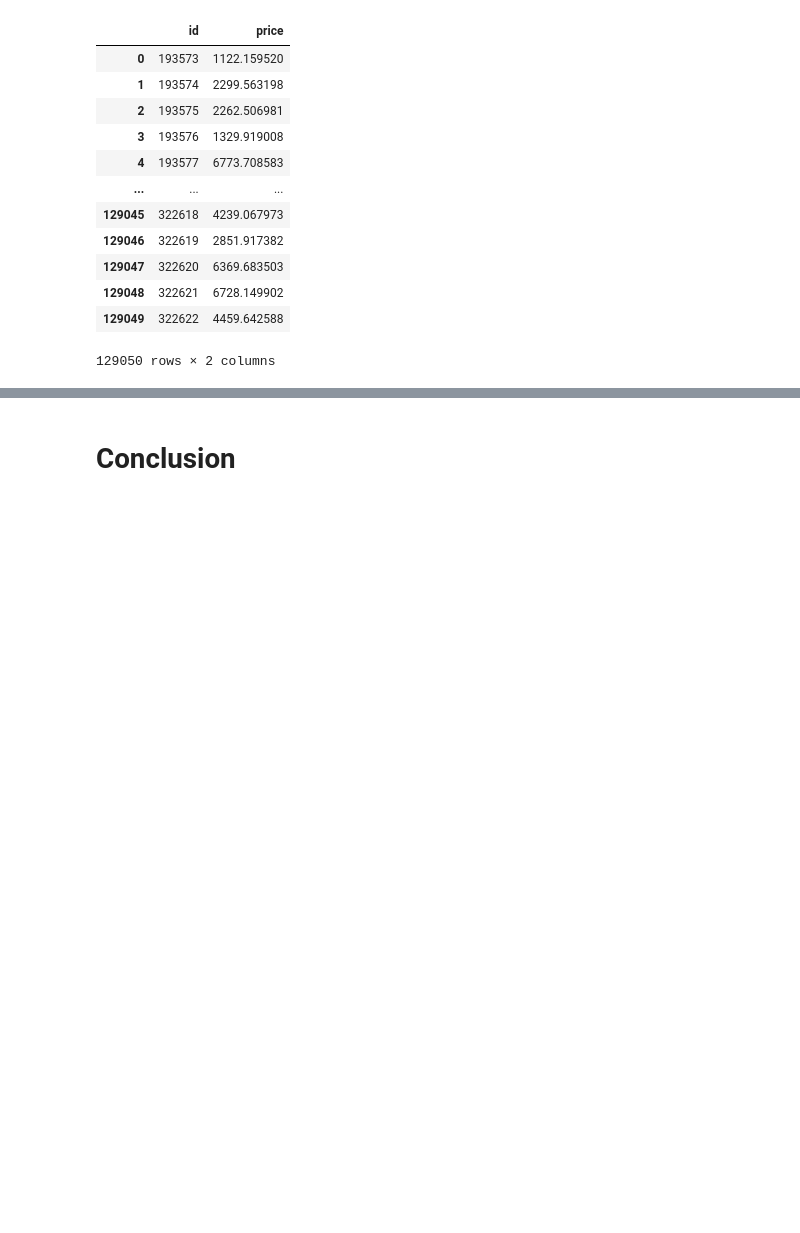
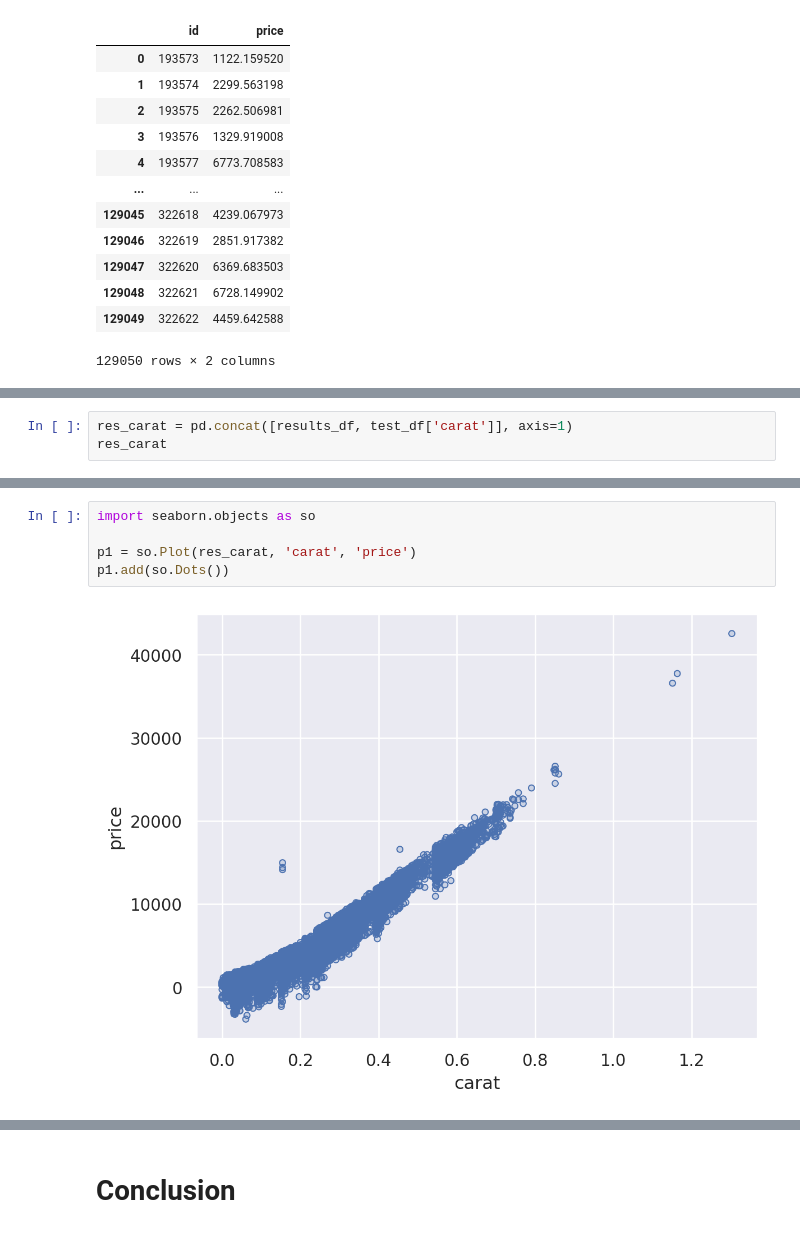
Before and after one commit to hkwan11/gemstone-price-prediction, a Jupyter notebook: regression.ipynb, the cells around one changed output, grey strips where cells are left out. Saved outputs shown, nothing was run; the diff lists cells and outputs as text; blank space fills up the shorter version.

```diff
--- a/regression.ipynb
+++ b/regression.ipynb
@@ -420,0 +437,3 @@ Here we see the predicted prices for Gem Stone's stone inventory using a linear
+# %%
+res_carat = pd.concat([results_df, test_df['carat']], axis=1)
+res_carat
@@ -420,0 +454,7 @@ Here we see the predicted prices for Gem Stone's stone inventory using a linear
+# %%
+import seaborn.objects as so
+
+p1 = so.Plot(res_carat, 'carat', 'price')
+p1.add(so.Dots())
+# %% [output]
+[figure, added]
```
Also changed, not shown: parts of 14 cells of this notebook.
